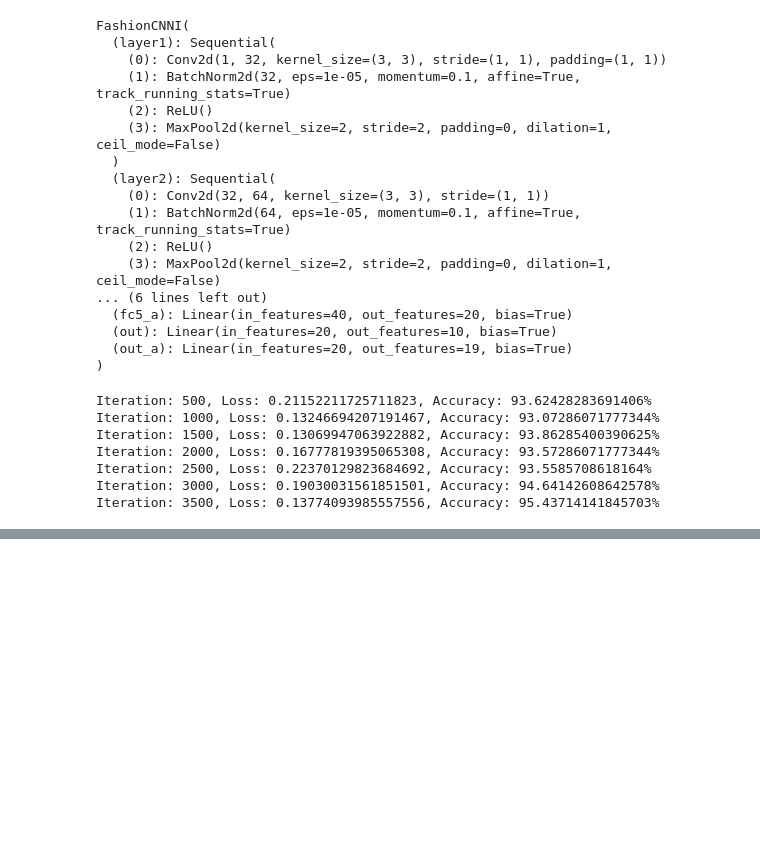
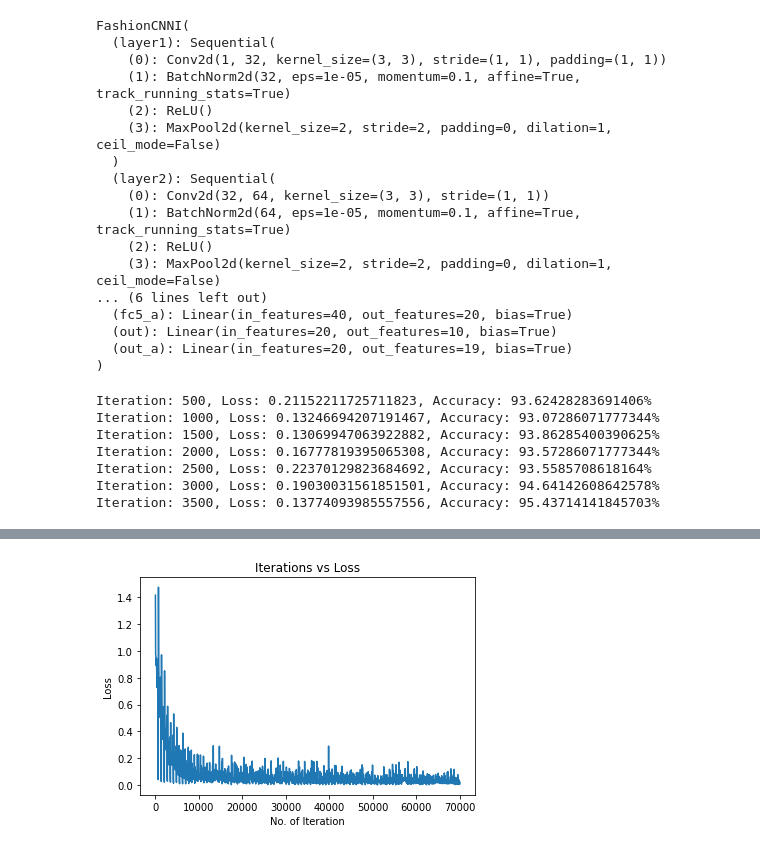
Before and after one commit to Nageswar-Sahoo/EVA-8, a Jupyter notebook: Untitled1.ipynb, the cells around one changed output, grey strips where cells are left out. Cells and saved outputs as stored; diff of their text form; code cells hidden in the pictures; blank space fills up the shorter version.

```diff
--- a/Untitled1.ipynb
+++ b/Untitled1.ipynb
@@ -72,7 +66,7 @@ from random import randint
 import torch
 import torch.nn.functional as F
 
-class FashionMNISTWithAdditionDataset(Dataset):
+class MNISTWithAdditionDataset(Dataset):
   def __init__(self):
 
     train_set = torchvision.datasets.MNIST(
@@ -113,7 +107,7 @@ class FashionMNISTWithAdditionDataset(Dataset):
   def __len__(self):
     return len(self.data)
 
-myData = FashionMNISTWithAdditionDataset()
+myData = MNISTWithAdditionDataset()
 
 for m in myData:
   print(m)
@@ -442,27 +216,0 @@ KeyboardInterrupt: ignored
-# %%
-train_loader = torch.utils.data.DataLoader(train_set, batch_size=100)
-optimizer = optim.Adam(network.parameters(), lr=0.01)
-
-for epoch in range(10):
-
-    total_loss = 0
-    total_correct = 0
-
-    for batch in train_loader: # Get Batch
-        images, labels = batch
-
-        preds = network(images) # Pass Batch
-        loss = F.cross_entropy(preds, labels) # Calculate Loss
-
-        optimizer.zero_grad()
-        loss.backward() # Calculate Gradients
-        optimizer.step() # Update Weights
-
-        total_loss += loss.item()
-        total_correct += get_num_correct(preds, labels)
-
-    print(
-        "epoch", epoch,
-        "total_correct:", total_correct,
-        "loss:", total_loss
-    )
@@ -737,6 +594,12 @@ from sklearn.metrics import confusion_matrix
+# %%
+loss_list_c=[]
+for a in loss_list:
+  loss_list_c.append(a.cpu().numpy())
 # %%
-plt.plot(iteration_list, loss_list)
+plt.plot(iteration_list, loss_list_c)
 plt.xlabel("No. of Iteration")
 plt.ylabel("Loss")
 plt.title("Iterations vs Loss")
 plt.show()
+# %% [output]
+[figure, added]
```
Also changed, not shown: parts of 28 cells of this notebook.
